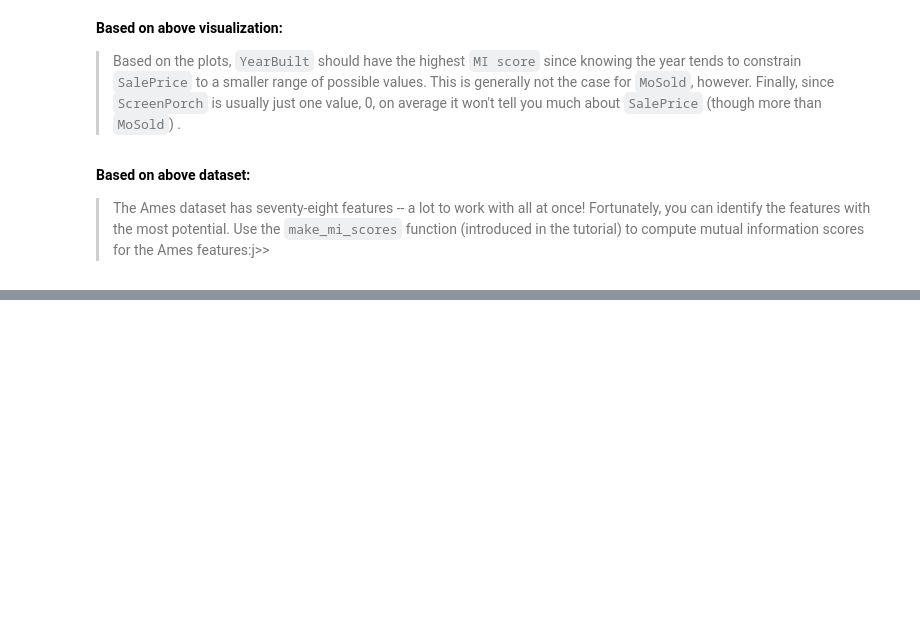
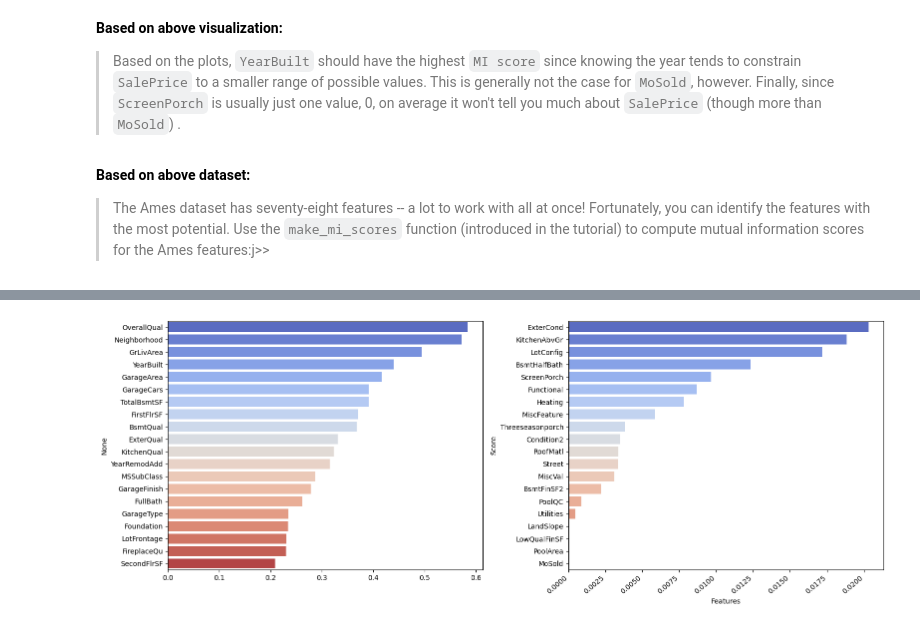
Before and after one commit to plipustel/Kaggle, a Jupyter notebook: MutualInformation/5-mi-ames.ipynb, the cells around one changed output, grey strips where cells are left out. Cells and saved outputs as stored; diff of their text form; code cells hidden in the pictures; blank space fills up the shorter version.

```diff
--- a/MutualInformation/5-mi-ames.ipynb
+++ b/MutualInformation/5-mi-ames.ipynb
@@ -49,0 +55,3 @@ __Based on above visualization:__
+# %%
+X = df.copy()
+y = X.pop('SalePrice')
@@ -49,0 +81,3 @@ __Based on above visualization:__
+# %%
+discrete_values = X.dtypes == 'int64'
+discrete_values
@@ -49,0 +97,27 @@ __Based on above visualization:__
+# %%
+mi_scores = mutual_info_regression(X, y, discrete_features=discrete_values)
+mi_scores = pd.Series(mi_scores, name='MI Scores', index = X.columns)
+mi_scores_head = mi_scores.sort_values(ascending=False).head(20)
+mi_scores_tail = mi_scores.sort_values(ascending=False).tail(20)
+# %%
+# Membuat Subplot untuk jumlah missing values dan persentase missing values
+
+fig, axes = plt.subplots(1, 2, figsize=(16, 6))
+
+# plot 1 - head (20)
+sns.barplot(x=mi_scores_head.values, y=mi_scores_head.index, hue=mi_scores_head.index, palette='coolwarm', ax=axes[0])
+plt.xticks(rotation=40, ha='right')
+plt.xlabel('Features')
+plt.ylabel('Score')
+
+# plot 2 - tail (20)
+sns.barplot(x=mi_scores_tail.values, y=mi_scores_tail.index, hue=mi_scores_tail.index, palette='coolwarm', ax=axes[1])
+plt.xticks(rotation=40, ha='right')
+plt.xlabel('Features')
+plt.ylabel('Score')
+
+# show all plots
+plt.tight_layout()
+plt.show()
+# %% [output]
+[figure, added]
```
Also changed, not shown: parts of 7 cells of this notebook, 1 other file.
